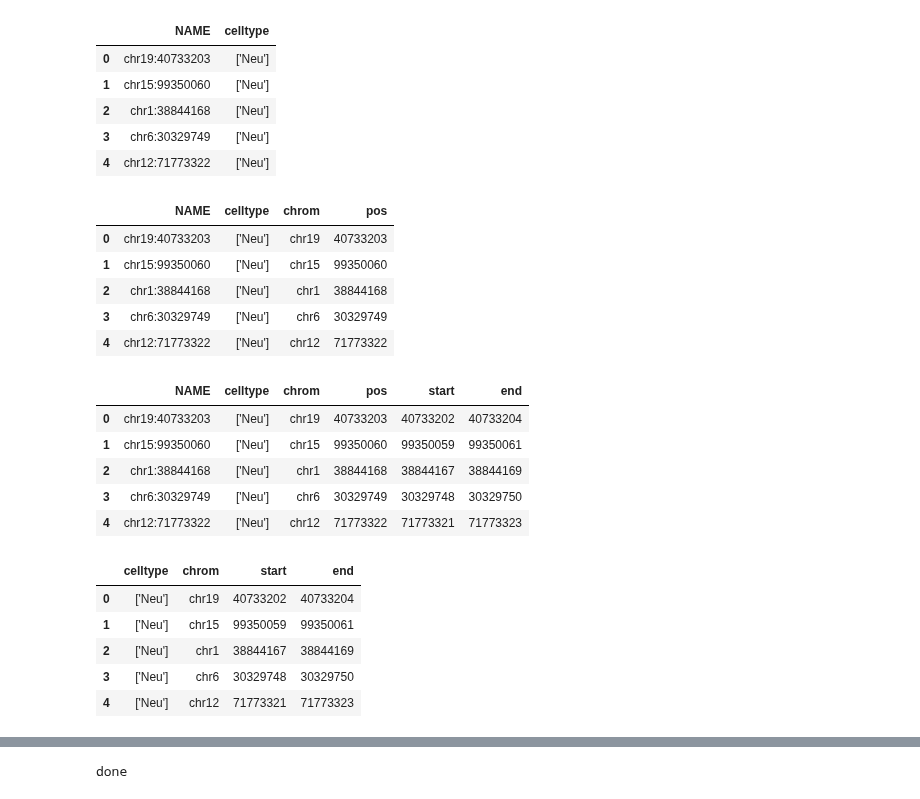
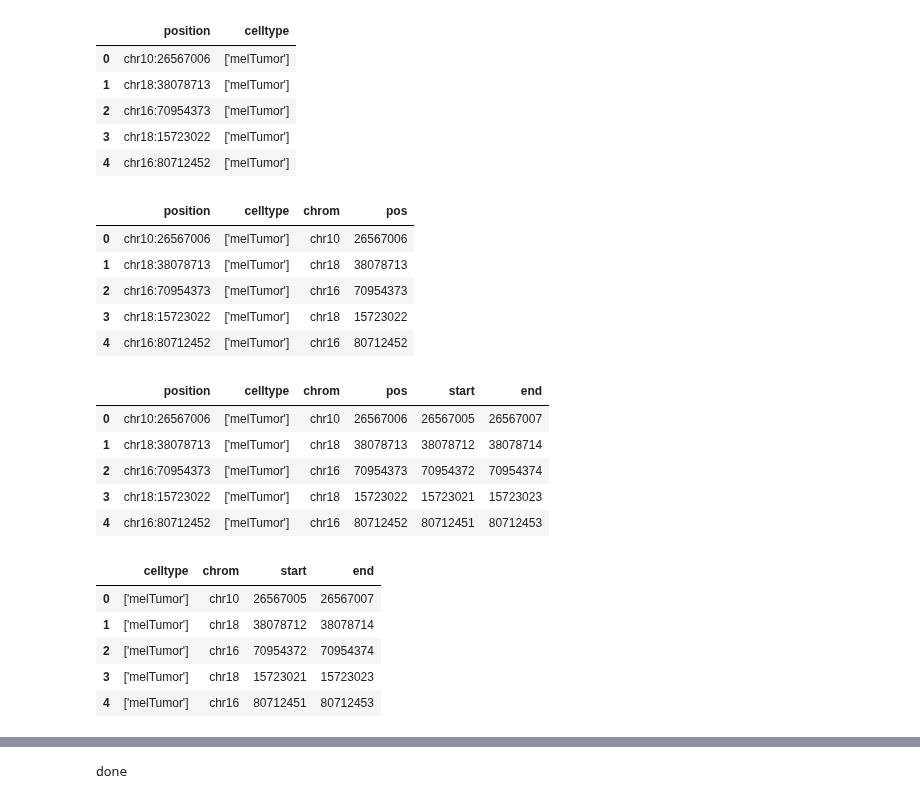
Before and after one commit to Irfanwustl/Research_code, a Jupyter notebook: MHB_per_read/poormanlonglist/C2B_flexible/C2b_flexible.ipynb, the cells around one changed output, grey strips where cells are left out. Cells and saved outputs as stored; diff of their text form; code cells hidden in the pictures.

```diff
--- a/MHB_per_read/poormanlonglist/C2B_flexible/C2b_flexible.ipynb
+++ b/MHB_per_read/poormanlonglist/C2B_flexible/C2b_flexible.ipynb
@@ -1,49 +1,49 @@
 # %%
 import pandas as pd
 # %%
-infile="/Users/irffanalahi/Research/weekly/for_10_21_20/WithNeu/generatestatsm/singlethread/downstream/PIVOTALsm/blwithneu_hypo_stat.txt_0.01_2_g150.txt_assigned.txt"
+infile="/Users/irffanalahi/Research/weekly/for_12_31_20/sm_gene_analysis/melanoma-Tumor-PBMC-WGBS_bg_rolled_all_matrix_NO_NA_mat_Ciberin_scaled_inverted_hypo_stat.txt_0.01_2_g300.txt_assigned.txt"
 out=infile+"_bg"
 infiledf=pd.read_csv(infile,sep="\t")
 infiledf.head()
 # %% [output]
-|  | NAME | celltype |
-| 0 | chr19:40733203 | ['Neu'] |
-| 1 | chr15:99350060 | ['Neu'] |
-| 2 | chr1:38844168 | ['Neu'] |
-| 3 | chr6:30329749 | ['Neu'] |
-| 4 | chr12:71773322 | ['Neu'] |
+|  | position | celltype |
+| 0 | chr10:26567006 | ['melTumor'] |
+| 1 | chr18:38078713 | ['melTumor'] |
+| 2 | chr16:70954373 | ['melTumor'] |
+| 3 | chr18:15723022 | ['melTumor'] |
+| 4 | chr16:80712452 | ['melTumor'] |
 # %%
-infiledf[['chrom','pos']] = infiledf.NAME.str.split(":",expand=True)
+infiledf[['chrom','pos']] = infiledf.position.str.split(":",expand=True)
 infiledf['pos']=infiledf['pos'].astype(int)
 infiledf.head()
 # %% [output]
-|  | NAME | celltype | chrom | pos |
-| 0 | chr19:40733203 | ['Neu'] | chr19 | 40733203 |
-| 1 | chr15:99350060 | ['Neu'] | chr15 | 99350060 |
-| 2 | chr1:38844168 | ['Neu'] | chr1 | 38844168 |
-| 3 | chr6:30329749 | ['Neu'] | chr6 | 30329749 |
-| 4 | chr12:71773322 | ['Neu'] | chr12 | 71773322 |
+|  | position | celltype | chrom | pos |
+| 0 | chr10:26567006 | ['melTumor'] | chr10 | 26567006 |
+| 1 | chr18:38078713 | ['melTumor'] | chr18 | 38078713 |
+| 2 | chr16:70954373 | ['melTumor'] | chr16 | 70954373 |
+| 3 | chr18:15723022 | ['melTumor'] | chr18 | 15723022 |
+| 4 | chr16:80712452 | ['melTumor'] | chr16 | 80712452 |
 # %%
 infiledf['start']=infiledf['pos']-1
 infiledf['end']=infiledf['pos']+1
 infiledf.head()
 # %% [output]
-|  | NAME | celltype | chrom | pos | start | end |
-| 0 | chr19:40733203 | ['Neu'] | chr19 | 40733203 | 40733202 | 40733204 |
-| 1 | chr15:99350060 | ['Neu'] | chr15 | 99350060 | 99350059 | 99350061 |
-| 2 | chr1:38844168 | ['Neu'] | chr1 | 38844168 | 38844167 | 38844169 |
-| 3 | chr6:30329749 | ['Neu'] | chr6 | 30329749 | 30329748 | 30329750 |
-| 4 | chr12:71773322 | ['Neu'] | chr12 | 71773322 | 71773321 | 71773323 |
+|  | position | celltype | chrom | pos | start | end |
+| 0 | chr10:26567006 | ['melTumor'] | chr10 | 26567006 | 26567005 | 26567007 |
+| 1 | chr18:38078713 | ['melTumor'] | chr18 | 38078713 | 38078712 | 38078714 |
+| 2 | chr16:70954373 | ['melTumor'] | chr16 | 70954373 | 70954372 | 70954374 |
+| 3 | chr18:15723022 | ['melTumor'] | chr18 | 15723022 | 15723021 | 15723023 |
+| 4 | chr16:80712452 | ['melTumor'] | chr16 | 80712452 | 80712451 | 80712453 |
 # %%
-infiledf=infiledf.drop(['NAME','pos'],axis=1)
+infiledf=infiledf.drop(['position','pos'],axis=1)
 infiledf.head()
 # %% [output]
 |  | celltype | chrom | start | end |
-| 0 | ['Neu'] | chr19 | 40733202 | 40733204 |
-| 1 | ['Neu'] | chr15 | 99350059 | 99350061 |
-| 2 | ['Neu'] | chr1 | 38844167 | 38844169 |
-| 3 | ['Neu'] | chr6 | 30329748 | 30329750 |
-| 4 | ['Neu'] | chr12 | 71773321 | 71773323 |
+| 0 | ['melTumor'] | chr10 | 26567005 | 26567007 |
+| 1 | ['melTumor'] | chr18 | 38078712 | 38078714 |
+| 2 | ['melTumor'] | chr16 | 70954372 | 70954374 |
+| 3 | ['melTumor'] | chr18 | 15723021 | 15723023 |
+| 4 | ['melTumor'] | chr16 | 80712451 | 80712453 |
 # %%
 infiledf=infiledf[['chrom','start','end','celltype']]
 infiledf.head()
```
Also changed, not shown: parts of 1 cell of this notebook, 17 other files.
